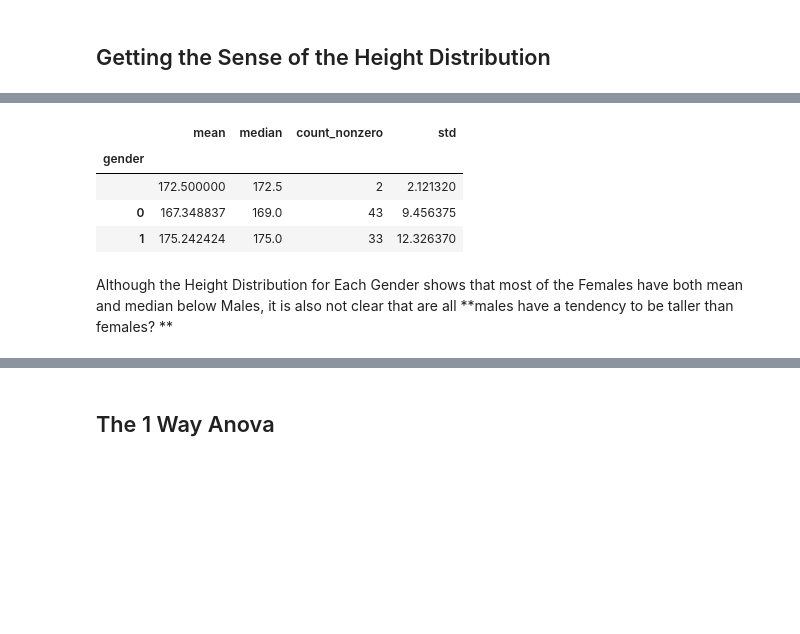
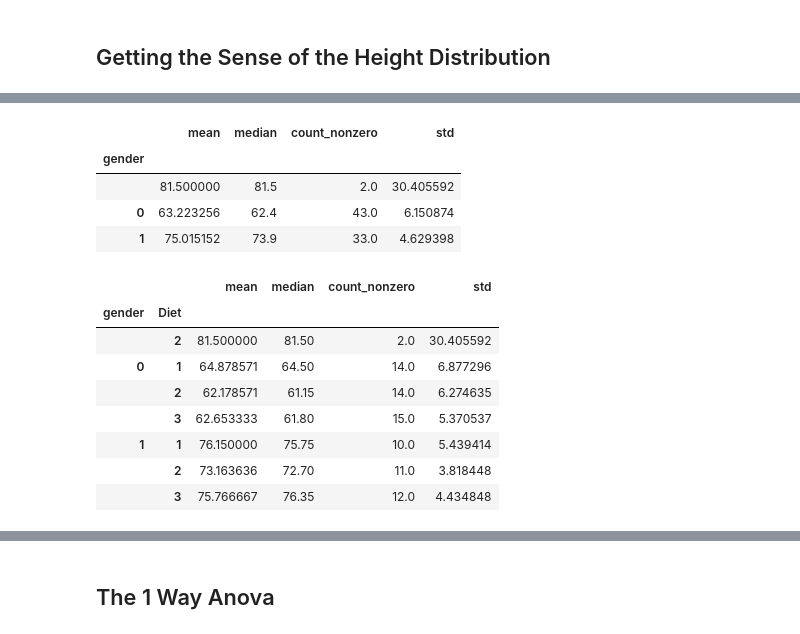
Before and after one commit to ariepratama/ariepratama.github.io, a Jupyter notebook: notebooks/2018-6-7-How-to-Use-1-Way-Anova-in-Python.ipynb, the cells around one changed output, grey strips where cells are left out. Cells and saved outputs as stored; diff of their text form; code cells hidden in the pictures; blank space fills up the shorter version.

```diff
--- a/notebooks/2018-6-7-How-to-Use-1-Way-Anova-in-Python.ipynb
+++ b/notebooks/2018-6-7-How-to-Use-1-Way-Anova-in-Python.ipynb
@@ -69,10 +129,24 @@ plt.legend()
 # %%
-data.groupby('gender').agg([np.mean, np.median, np.count_nonzero, np.std]).Height
+data.groupby('gender').agg(
+    [np.mean, np.median, np.count_nonzero, np.std]
+).weight6weeks
 # %% [output]
 |  | mean | median | count_nonzero | std |
 | gender |  |  |  |  |
-|  | 172.500000 | 172.5 | 2 | 2.121320 |
-| 0 | 167.348837 | 169.0 | 43 | 9.456375 |
-| 1 | 175.242424 | 175.0 | 33 | 12.326370 |
+|  | 81.500000 | 81.5 | 2.0 | 30.405592 |
+| 0 | 63.223256 | 62.4 | 43.0 | 6.150874 |
+| 1 | 75.015152 | 73.9 | 33.0 | 4.629398 |
-# %% [markdown]
-Although the Height Distribution for Each Gender shows that most of the Females have both mean and median below Males, it is also not clear that are all **males have a tendency to be taller than females? **
+# %%
+data.groupby(['gender', 'Diet']).agg(
+    [np.mean, np.median, np.count_nonzero, np.std]
+).weight6weeks
+# %% [output]
+|  |  | mean | median | count_nonzero | std |
+| gender | Diet |  |  |  |  |
+|  | 2 | 81.500000 | 81.50 | 2.0 | 30.405592 |
+| 0 | 1 | 64.878571 | 64.50 | 14.0 | 6.877296 |
+|  | 2 | 62.178571 | 61.15 | 14.0 | 6.274635 |
+|  | 3 | 62.653333 | 61.80 | 15.0 | 5.370537 |
+| 1 | 1 | 76.150000 | 75.75 | 10.0 | 5.439414 |
+|  | 2 | 73.163636 | 72.70 | 11.0 | 3.818448 |
+|  | 3 | 75.766667 | 76.35 | 12.0 | 4.434848 |
```
Also changed, not shown: parts of 21 cells of this notebook, 9 other files.
